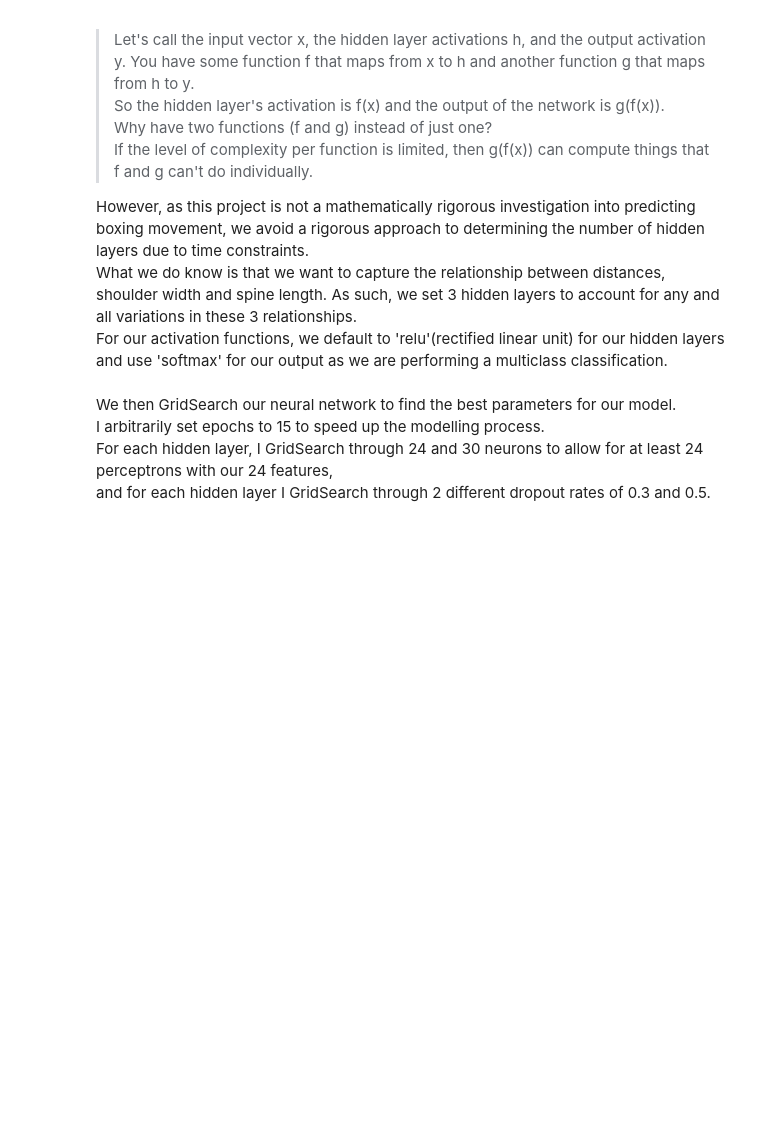
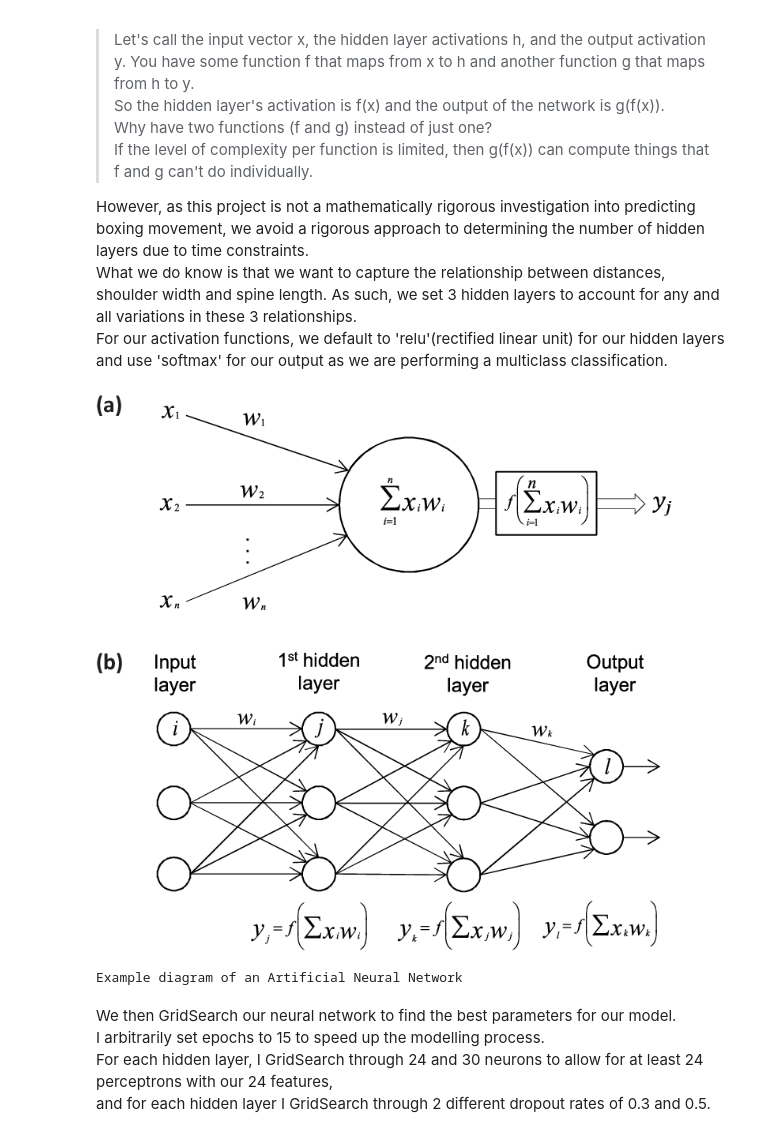
Before and after one commit to changchuhua/create-boxing-classifier, a Jupyter notebook: 09_ANN.ipynb, the cells around one changed output. Drawn from its saved outputs; the diff is of its cells as text; code cells hidden in the pictures; blank space fills up the shorter version.

```diff
--- a/09_ANN.ipynb
+++ b/09_ANN.ipynb
@@ -87,8 +104,11 @@ What we do know is that we want to capture the relationship between distances, s
 For our activation functions, we default to 'relu'(rectified linear unit) for our hidden layers and use 'softmax' for our output as we are performing a multiclass classification.
 # %%
 url = 'https://www.researchgate.net/profile/Sandra_Vieira5/publication/312205163/figure/fig1/AS:453658144972800@1485171938968/a-The-building-block-of-deep-neural-networks-artificial-neuron-or-node-Each-input-x.png'
-Disp.Image(request.get(url).content)
+display(Image(requests.get(url).content))
 print('Example diagram of an Artificial Neural Network')
+# %% [output]
+[figure, added]
+Example diagram of an Artificial Neural Network
 # %%
 def model_func(input_dimen=18,layr1_neurons=18,layr1_dropout=0.5,layr2_neurons=18,layr2_dropout=0.5,layr3_neurons=18,layr3_dropout=0.5):
     model = Sequential()
```
Also changed, not shown: parts of 37 cells of this notebook, 5 other files.
